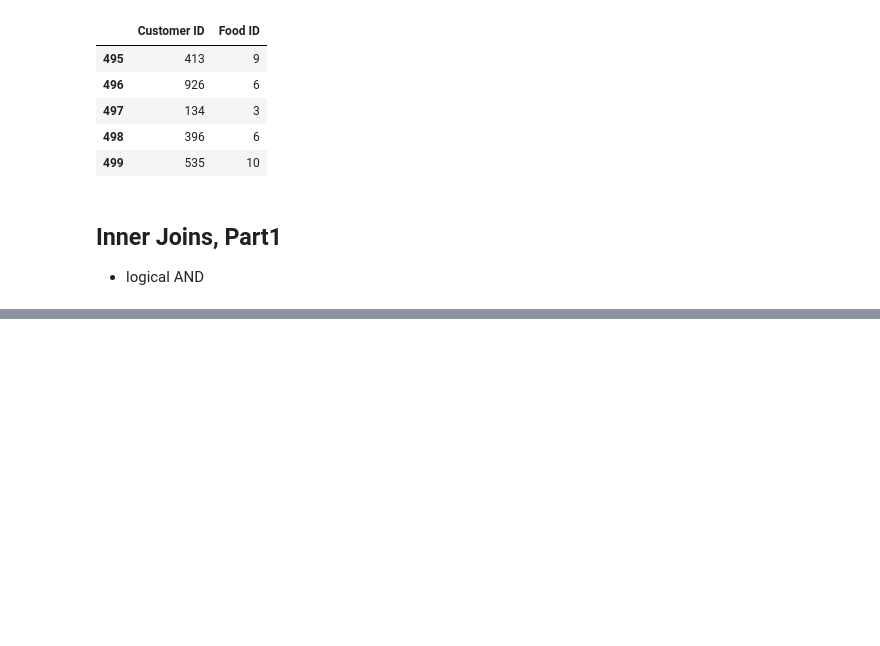
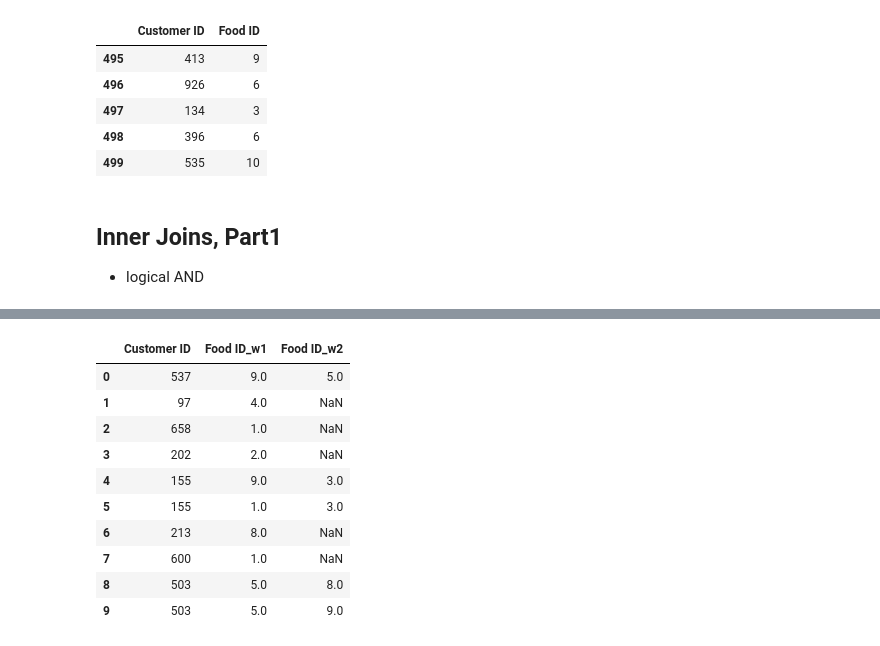
Before and after one commit to YoheiKo/DA_with_pandas_udemy, a Jupyter notebook: merging_joining.ipynb, the cells around one changed output, grey strips where cells are left out. Saved outputs shown, nothing was run; the diff lists cells and outputs as text; code cells hidden in the pictures; blank space fills up the shorter version.

```diff
--- a/merging_joining.ipynb
+++ b/merging_joining.ipynb
@@ -209,0 +306,6 @@ week1.merge(week2, how = "inner", on = "Customer ID")
+# %%
+import pandas as pd
+week1 = pd.read_csv("Restaurant - Week 1 Sales.csv")
+week2 = pd.read_csv("Restaurant - Week 2 Sales.csv")
+customers = pd.read_csv("Restaurant - Customers.csv")
+foods = pd.read_csv("Restaurant - Foods.csv")
@@ -209,0 +330,19 @@ week1.merge(week2, how = "inner", on = "Customer ID")
+# %%
+week1.merge(week2, how = "outer", on = "Customer ID", suffixes = ["_w1", "_w2"]).head(10)
+# Whereever we no NaN value in a row, that means that Customer ID was found in both of the DataFrame.
+# Customer 537 came in the first week and bought food item #9.0 and came in the second week and bought food item #5.0.
+# Whereever we have NaN, that indicate that that value does not exist in either one of our DataFrames.
+# Customer 97 came in the first week and bought food item #4.0 but did not come in the week2.
+# Pandas need something to store in the empty cell. It provides NaN in it.
+# %% [output]
+|  | Customer ID | Food ID_w1 | Food ID_w2 |
+| 0 | 537 | 9.0 | 5.0 |
+| 1 | 97 | 4.0 | NaN |
+| 2 | 658 | 1.0 | NaN |
+| 3 | 202 | 2.0 | NaN |
+| 4 | 155 | 9.0 | 3.0 |
+| 5 | 155 | 1.0 | 3.0 |
+| 6 | 213 | 8.0 | NaN |
+| 7 | 600 | 1.0 | NaN |
+| 8 | 503 | 5.0 | 8.0 |
+| 9 | 503 | 5.0 | 9.0 |
```
Also changed, not shown: parts of 19 cells of this notebook.
